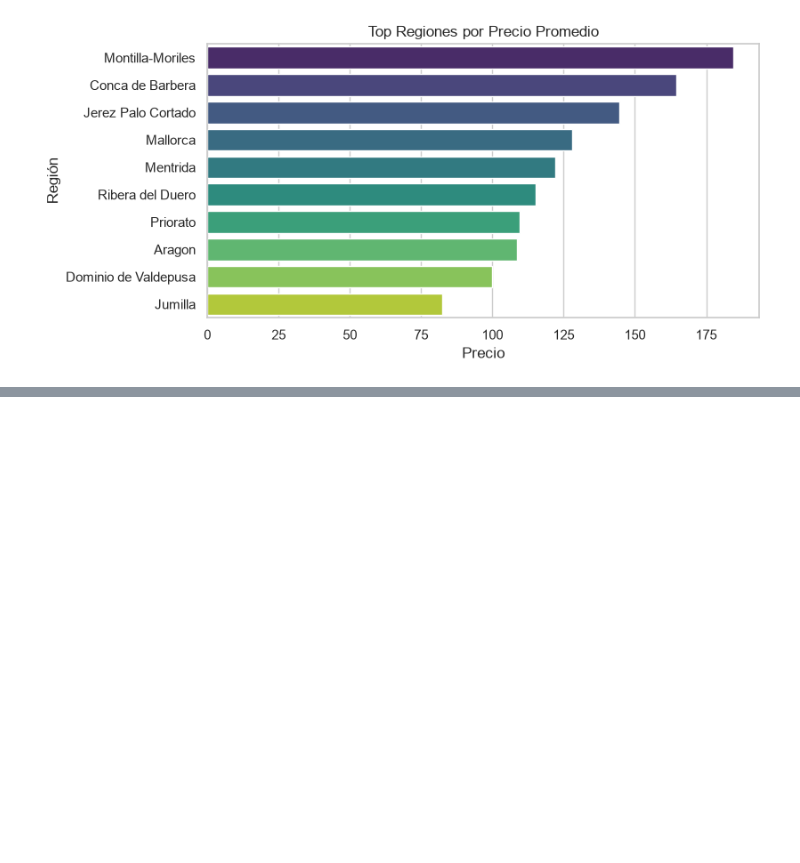
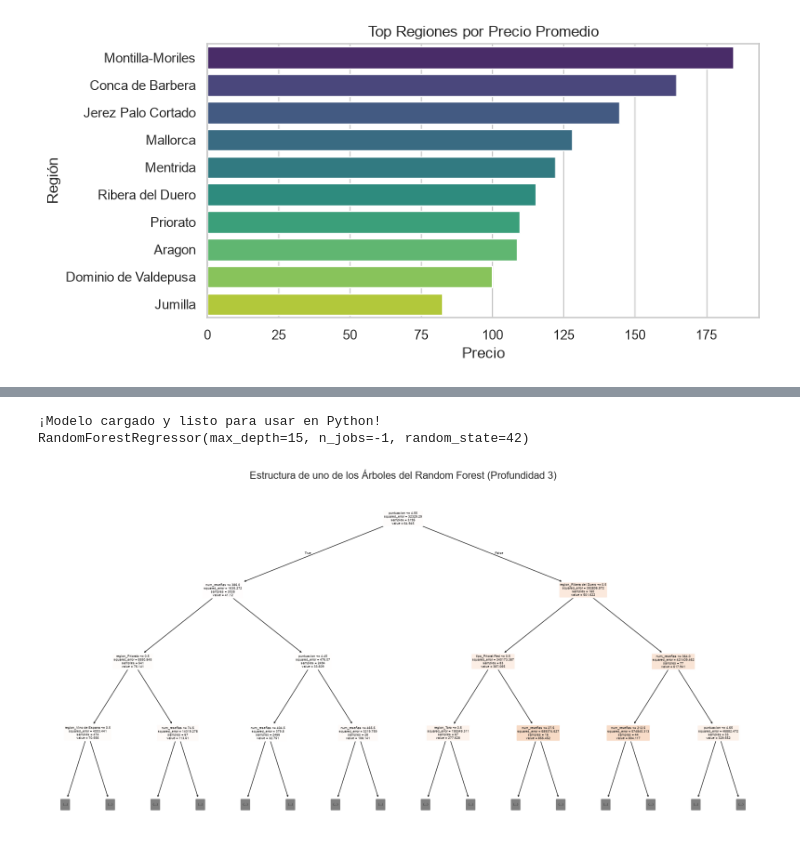
Before and after one commit to Bootcamp-DA-P3/Proyecto_Regresion_Vinos_Espana_Tania, a Jupyter notebook: notebooks/01_eda_y_modelado.ipynb, the cells around one changed output, grey strips where cells are left out. Drawn from its saved outputs; the diff is of its cells as text; code cells hidden in the pictures; blank space fills up the shorter version.

Commit message:
Se actualiza notebook con regresión lineal y modelo

```diff
--- a/notebooks/01_eda_y_modelado.ipynb
+++ b/notebooks/01_eda_y_modelado.ipynb
@@ -240,0 +259,14 @@ plt.show()
+# %%
+# ==========================================
+# 📈 MODELO 1: REGRESIÓN LINEAL (Línea Base)
+# ==========================================
+lr_model = LinearRegression()
+lr_model.fit(X_train, y_train)
+
+y_pred_lr_test = lr_model.predict(X_test)
+r2_lr = r2_score(y_test, y_pred_lr_test)
+rmse_lr = np.sqrt(mean_squared_error(y_test, y_pred_lr_test))
+
+print("--- 1. MODELO DE REGRESIÓN LINEAL ---")
+print(f"R² (Test): {r2_lr:.4f}")
+print(f"RMSE (Test): {rmse_lr:.4f} €")
@@ -240,0 +277,14 @@ plt.show()
+# %%
+# ==========================================
+# 🌳 MODELO 2: ENSEMBLE (Random Forest Regressor)
+# ==========================================
+rf_model = RandomForestRegressor(n_estimators=100, max_depth=15, random_state=42, n_jobs=-1)
+rf_model.fit(X_train, y_train)
+
+y_pred_rf_test = rf_model.predict(X_test)
+r2_rf = r2_score(y_test, y_pred_rf_test)
+rmse_rf = np.sqrt(mean_squared_error(y_test, y_pred_rf_test))
+
+print("\n--- 2. MODELO ENSEMBLE (RANDOM FOREST) ---")
+print(f"R² (Test): {r2_rf:.4f}")
+print(f"RMSE (Test): {rmse_rf:.4f} €")
@@ -240,0 +382,32 @@ plt.show()
+# %%
+from pathlib import Path
+import joblib
+
+# 1. Definir la ruta exacta donde guardaste tu archivo .pkl
+ruta_modelo = Path(r"C:\F5Proyectos\Proyecto_Regresion_Vinos_Espana_Tania\models\modelo_final_vinos.pkl")
+
+# 2. Abrir / Cargar el modelo en una variable
+rf_model_cargado = joblib.load(ruta_modelo)
+
+print("¡Modelo cargado y listo para usar en Python!")
+print(rf_model_cargado)
+# %% [output]
+¡Modelo cargado y listo para usar en Python!
+RandomForestRegressor(max_depth=15, n_jobs=-1, random_state=42)
+# %%
+from sklearn.tree import plot_tree
+import matplotlib.pyplot as plt
+
+plt.figure(figsize=(20, 10))
+# Dibujamos solo el primer árbol del bosque (índice 0), limitado a 3 niveles de profundidad para que sea legible
+plot_tree(
+    rf_model.estimators_[0],
+    feature_names=X_train.columns,
+    filled=True,
+    rounded=True,
+    max_depth=3
+)
+plt.title("Estructura de uno de los Árboles del Random Forest (Profundidad 3)", fontsize=16)
+plt.show()
+# %% [output]
+[figure, added]
```
Also changed, not shown: parts of 7 cells of this notebook, 1 other file.
